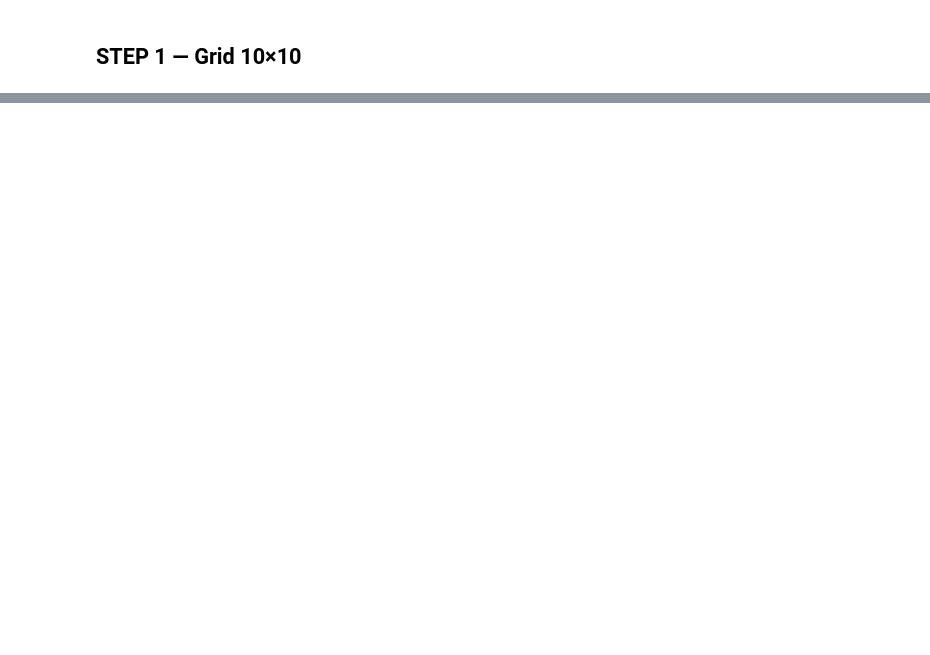
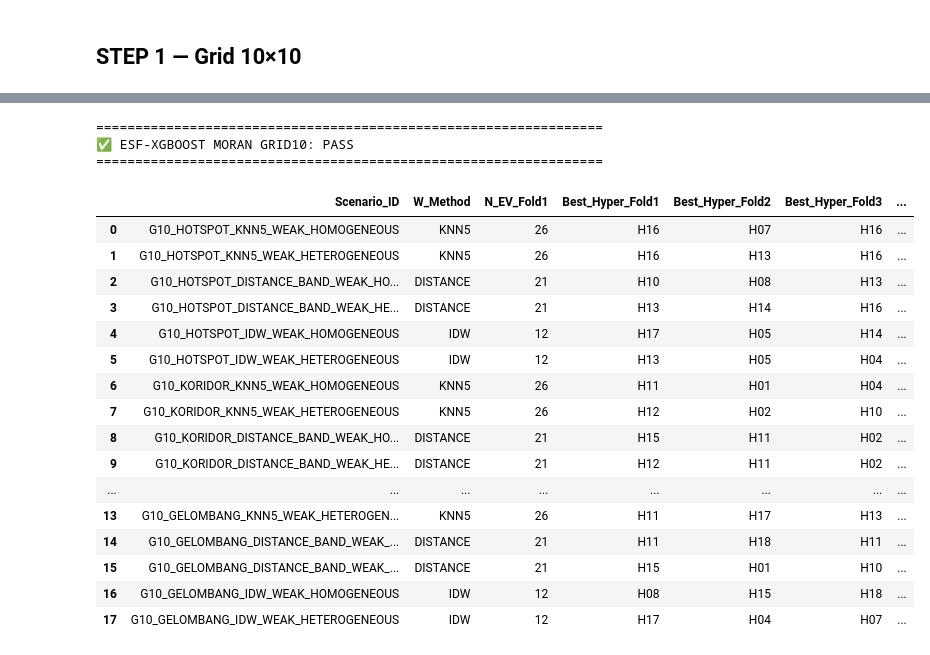
Before and after one commit to haniyathul/TESIS-HANIY, a Jupyter notebook: SIMULASI 1.ipynb, the cells around one changed output, grey strips where cells are left out. Cells and saved outputs as stored; diff of their text form; code cells hidden in the pictures; blank space fills up the shorter version.

```diff
--- a/SIMULASI 1.ipynb
+++ b/SIMULASI 1.ipynb
@@ -1870,0 +345,20 @@ PILOT WEAK 10x10 SUDAH SIAP DIEVALUASI
+# %%
+# ============================================================
+# PARAMETER XGBOOST YANG TETAP
+# ============================================================
+
+XGB_FIXED_PARAMS = {
+    "objective": "reg:squarederror",
+    "min_child_weight": 1,
+    "subsample": 0.8,
+    "colsample_bytree": 0.8,
+    "reg_alpha": 0.0,
+    "reg_lambda": 1.0,
+    "gamma": 0.0,
+    "tree_method": "hist",
+    "eval_metric": "rmse",
+    "random_state": 2026,
+    "n_jobs": -1
+}
+
+print("✅ XGB_FIXED_PARAMS siap")
@@ -1870,0 +2460,60 @@ PILOT WEAK 10x10 SUDAH SIAP DIEVALUASI
+# %%
+# ============================================================
+# VALIDASI ESF-XGBOOST MORAN
+# ============================================================
+
+assert len(MORAN_SUMMARY_GRID10) == 18
+assert len(MORAN_FOLD_GRID10) == 90
+assert len(MORAN_PREDICTIONS) == 18
+
+assert MORAN_SUMMARY_GRID10[
+    "R2_OOF"
+].notna().all()
+
+assert MORAN_SUMMARY_GRID10[
+    "RMSE_OOF"
+].notna().all()
+
+print("=" * 65)
+print("✅ ESF-XGBOOST MORAN GRID10: PASS")
+print("=" * 65)
+
+display(
+    MORAN_SUMMARY_GRID10[
+        [
+            "Scenario_ID",
+            "W_Method",
+            "N_EV_Fold1",
+            "Best_Hyper_Fold1",
+            "Best_Hyper_Fold2",
+            "Best_Hyper_Fold3",
+            "Best_Hyper_Fold4",
+            "Best_Hyper_Fold5",
+            "Dominant_Hyper_ID",
+            "R2_OOF",
+            "RMSE_OOF",
+            "MAE_OOF"
+        ]
+    ]
+)
+# %% [output]
+=================================================================
+✅ ESF-XGBOOST MORAN GRID10: PASS
+=================================================================
+|  | Scenario_ID | W_Method | N_EV_Fold1 | Best_Hyper_Fold1 | Best_Hyper_Fold2 | Best_Hyper_Fold3 | ... |
+| 0 | G10_HOTSPOT_KNN5_WEAK_HOMOGENEOUS | KNN5 | 26 | H16 | H07 | H16 | ... |
+| 1 | G10_HOTSPOT_KNN5_WEAK_HETEROGENEOUS | KNN5 | 26 | H16 | H13 | H16 | ... |
+| 2 | G10_HOTSPOT_DISTANCE_BAND_WEAK_HO... | DISTANCE | 21 | H10 | H08 | H13 | ... |
+| 3 | G10_HOTSPOT_DISTANCE_BAND_WEAK_HE... | DISTANCE | 21 | H13 | H14 | H16 | ... |
+| 4 | G10_HOTSPOT_IDW_WEAK_HOMOGENEOUS | IDW | 12 | H17 | H05 | H14 | ... |
+| 5 | G10_HOTSPOT_IDW_WEAK_HETEROGENEOUS | IDW | 12 | H13 | H05 | H04 | ... |
+| 6 | G10_KORIDOR_KNN5_WEAK_HOMOGENEOUS | KNN5 | 26 | H11 | H01 | H04 | ... |
+| 7 | G10_KORIDOR_KNN5_WEAK_HETEROGENEOUS | KNN5 | 26 | H12 | H02 | H10 | ... |
+| 8 | G10_KORIDOR_DISTANCE_BAND_WEAK_HO... | DISTANCE | 21 | H15 | H11 | H02 | ... |
+| 9 | G10_KORIDOR_DISTANCE_BAND_WEAK_HE... | DISTANCE | 21 | H12 | H11 | H02 | ... |
+| ... | ... | ... | ... | ... | ... | ... | ... |
+| 13 | G10_GELOMBANG_KNN5_WEAK_HETEROGEN... | KNN5 | 26 | H11 | H17 | H13 | ... |
+| 14 | G10_GELOMBANG_DISTANCE_BAND_WEAK_... | DISTANCE | 21 | H11 | H18 | H11 | ... |
+| 15 | G10_GELOMBANG_DISTANCE_BAND_WEAK_... | DISTANCE | 21 | H15 | H01 | H10 | ... |
+| 16 | G10_GELOMBANG_IDW_WEAK_HOMOGENEOUS | IDW | 12 | H08 | H15 | H18 | ... |
+| 17 | G10_GELOMBANG_IDW_WEAK_HETEROGENEOUS | IDW | 12 | H17 | H04 | H07 | ... |
```
Also changed, not shown: parts of 39 cells of this notebook.
